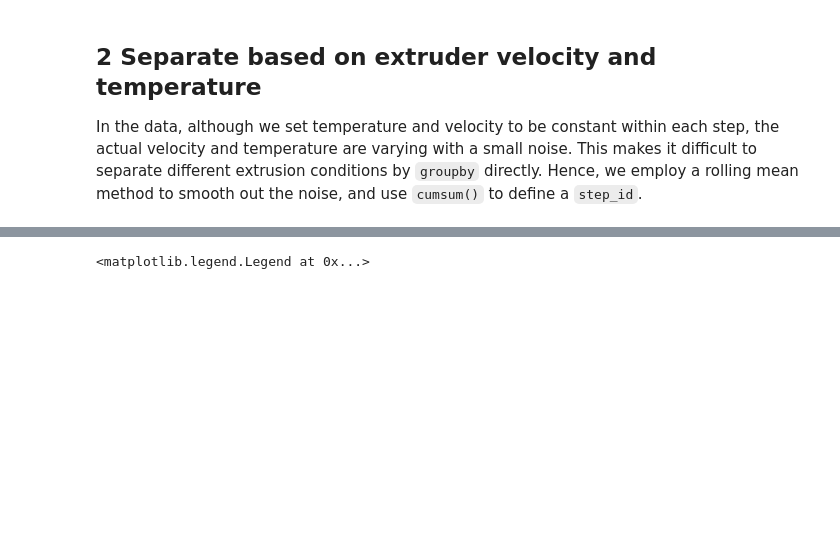
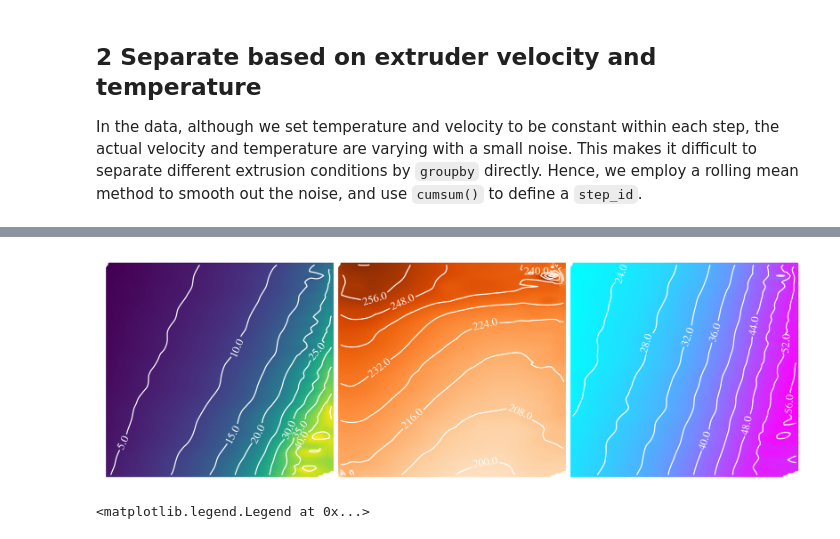
Before and after one commit to ZLoverty/ETP, a Jupyter notebook: Code/extrusion_force.ipynb, the cells around one changed output, grey strips where cells are left out. Cells and saved outputs as stored; diff of their text form; code cells hidden in the pictures; blank space fills up the shorter version.

```diff
--- a/Code/extrusion_force.ipynb
+++ b/Code/extrusion_force.ipynb
@@ -105,7 +91,7 @@ plt.plot(data_clean.feedrate_mms.drop_duplicates(), "o")
 In the data, although we set temperature and velocity to be constant within each step, the actual velocity and temperature are varying with a small noise. This makes it difficult to separate different extrusion conditions by `groupby` directly. Hence, we employ a rolling mean method to smooth out the noise, and use `cumsum()` to define a `step_id`.
 # %%
 step_length = 1000
-velocity_step = 1
+velocity_step = .8
 
 ####
 window = step_length // 2
@@ -162,3 +146,39 @@ data_clean
+# %%
+x = results["V"]
+y = results["T"]
+z = results["F"]
+z1 = results["DT"]
+z2 = results["DD"]
+
+# 2. 定义要插值的网格 (即生成的二维图像的分辨率)
+# complex number 100j means 100 points inclusive
+grid_x, grid_y = np.mgrid[x.min():x.max():100j, y.min():y.max():100j]
+
+# 3. 执行插值
+# method 可选: 'linear' (线性), 'nearest' (最近邻), 'cubic' (三次样条)
+grid_z = griddata((x, y), z, (grid_x, grid_y), method='cubic')
+grid_z1 = griddata((x, y), z1, (grid_x, grid_y), method='cubic')
+grid_z2 = griddata((x, y), z2, (grid_x, grid_y), method='cubic')
+# %%
+fig, ax = plt.subplots(1, 3, figsize=(9, 2.8), dpi=300, gridspec_kw={"wspace":0.02})
+ax[0].scatter(grid_x, grid_y, c=grid_z)
+contour_lines = ax[0].contour(grid_x, grid_y, grid_z, levels=10, colors='white', linewidths=0.8)
+plt.clabel(contour_lines, inline=True, fontsize=8, fmt='%1.1f')
+ax[0].axis("off")
+
+ax[1].scatter(grid_x, grid_y, c=grid_z1, cmap="Oranges")
+contour_lines = ax[1].contour(grid_x, grid_y, grid_z1, levels=10, colors='white', linewidths=0.8)
+plt.clabel(contour_lines, inline=True, fontsize=8, fmt='%1.1f')
+ax[1].axis("off")
+
+ax[2].scatter(grid_x, grid_y, c=grid_z2, cmap="cool")
+contour_lines = ax[2].contour(grid_x, grid_y, grid_z2, levels=10, colors='white', linewidths=0.8)
+plt.clabel(contour_lines, inline=True, fontsize=8, fmt='%1.1f')
+ax[2].axis("off")
+
+# fig.savefig("force-dtemp-ddia.svg")
+# %% [output]
+[figure, added]
 # %%
 for v, g in data.groupby("当前速度值 mm/s"):
     t = np.arange(len(g)) * interval
```
Also changed, not shown: parts of 10 cells of this notebook, 1 other file.
